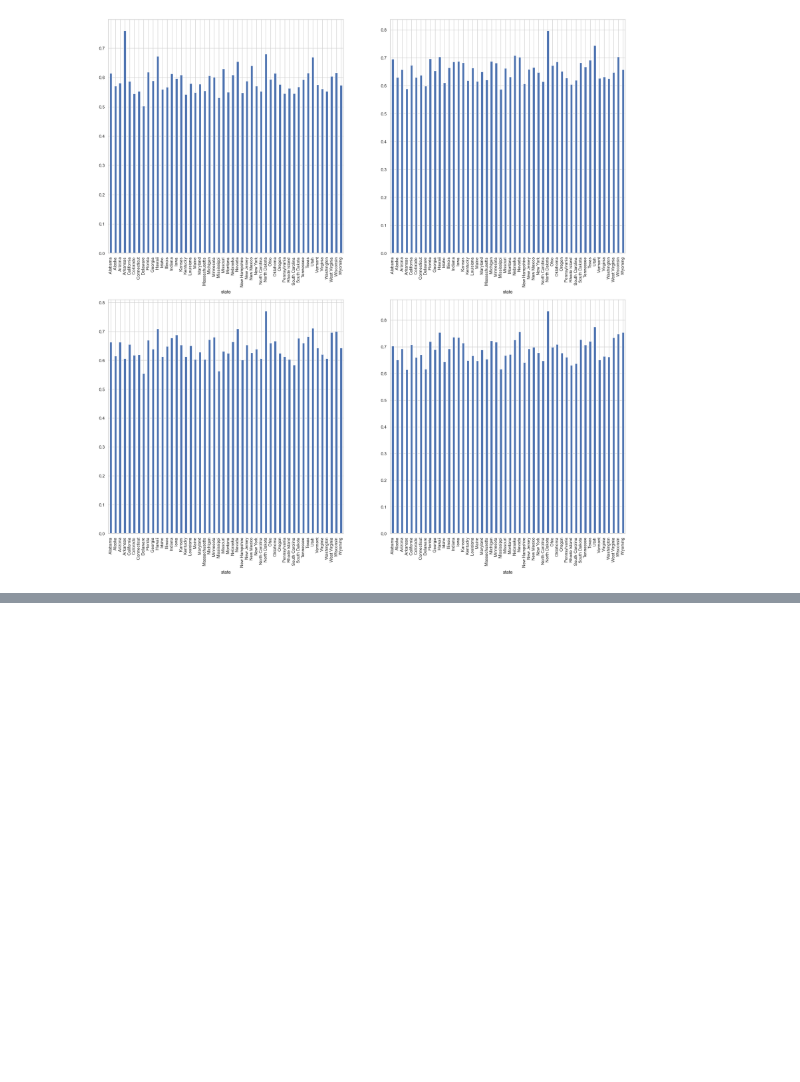
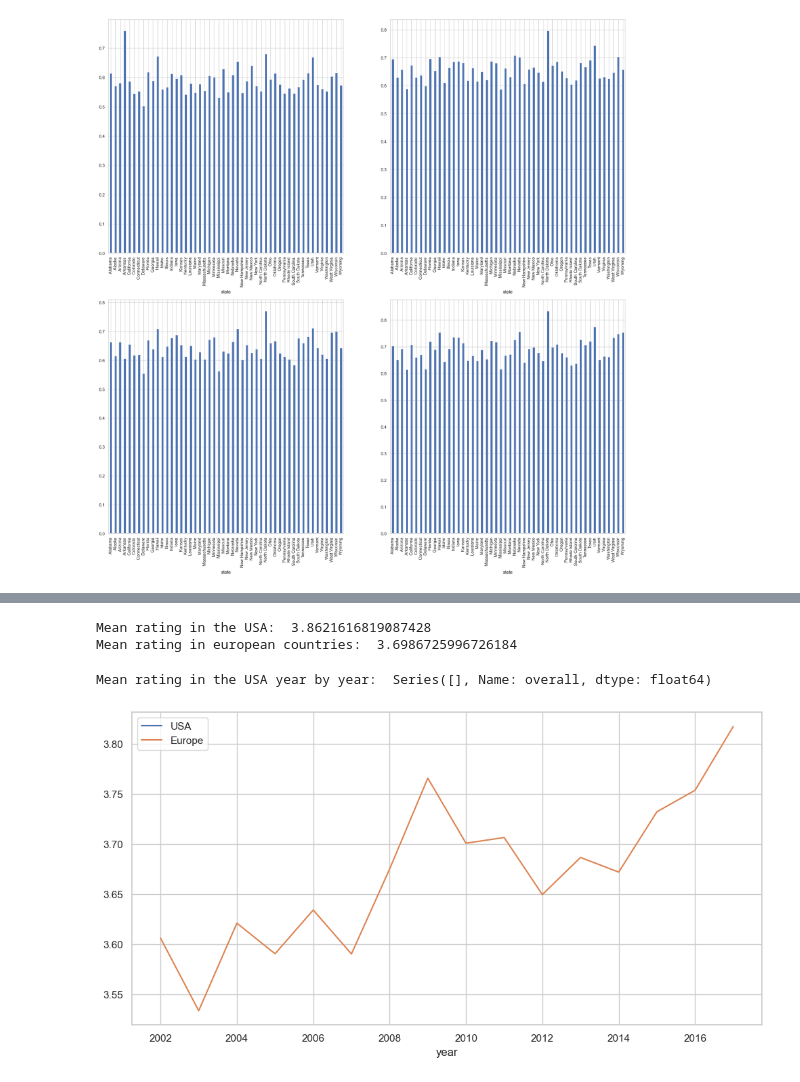
Before and after one commit to epfl-ada/ada-2024-project-databrewers, a Jupyter notebook: cleo.ipynb, the cells around one changed output, grey strips where cells are left out. Drawn from its saved outputs; the diff is of its cells as text; code cells hidden in the pictures; blank space fills up the shorter version.

```diff
--- a/cleo.ipynb
+++ b/cleo.ipynb
@@ -213,0 +295,53 @@ plt.show()
+# %%
+# We now compare the mean ratings in the USA and the mean ratings in european countries
+# We extract the mean ratings in the whole USA
+mean_rating_usa = reviews_usa['overall'].mean()
+
+# We extract the mean ratings in european countries
+reviews_europe['overall'] = pd.to_numeric(reviews_europe['overall'], errors='coerce')
+mean_rating_europe = reviews_europe['overall'].mean()
+
+# We prompt the mean ratings in the USA and in european countries
+print("Mean rating in the USA: ", mean_rating_usa)
+print("Mean rating in european countries: ", mean_rating_europe)
+# %% [output]
+Mean rating in the USA:  3.8621616819087428
+Mean rating in european countries:  3.6986725996726184
+# %%
+# Define a function to handle mixed date formats
+def parse_dates(date):
+    try:
+        # First, try parsing as a standard date
+        return pd.to_datetime(date)
+    except ValueError:
+        # If it fails, try parsing as a Unix timestamp
+        return pd.to_datetime(date, unit='s', errors='coerce')
+
+# Apply the function to handle mixed formats
+reviews_usa['date'] = reviews_usa['date'].apply(parse_dates)
+reviews_europe['date'] = reviews_europe['date'].apply(parse_dates)
+
+# We now compare the mean ratings in european countries year by year with the mean ratings in the USA year by year
+# We create a new column containing the year of the review
+reviews_usa['year'] = reviews_usa['date'].dt.year
+mean_rating_usa_year = reviews_usa.groupby('year')['overall'].mean()
+
+# We extract the mean ratings in european countries year by year
+# We create a new column containing the year of the review
+reviews_europe['year'] = reviews_europe['date'].dt.year
+mean_rating_europe_year = reviews_europe.groupby('year')['overall'].mean()
+
+# We print the mean ratings in usa year by year
+print("Mean rating in the USA year by year: ", mean_rating_usa_year)
+# %% [output]
+Mean rating in the USA year by year:  Series([], Name: overall, dtype: float64)
+# %%
+
+# We create a plot with one line for the mean rating in the USA and one line for the mean rating in european countries
+plt.figure(figsize=(12,6))
+mean_rating_usa_year.plot()
+mean_rating_europe_year.plot()
+plt.legend(['USA', 'Europe'])
+plt.show()
+# %% [output]
+[figure, added]
```
Also changed, not shown: parts of 3 cells of this notebook.
